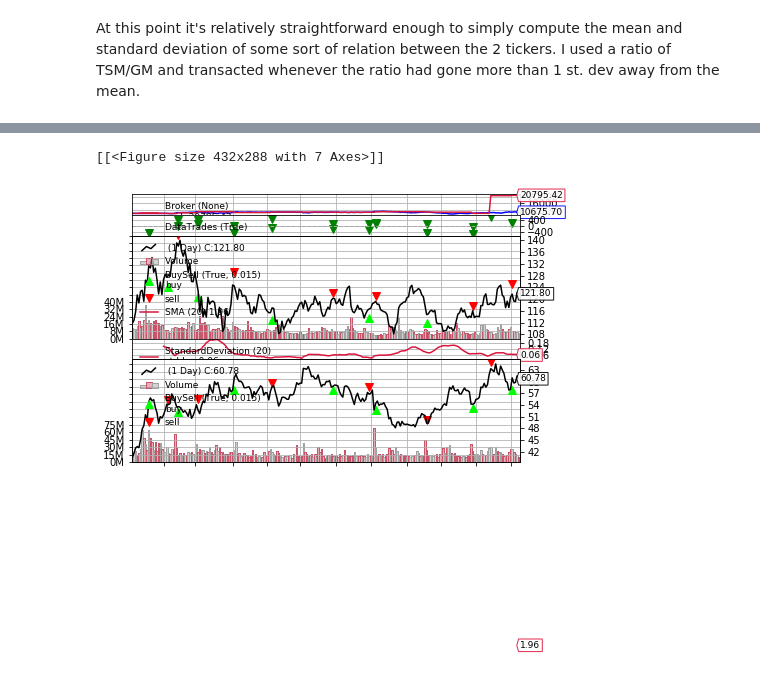
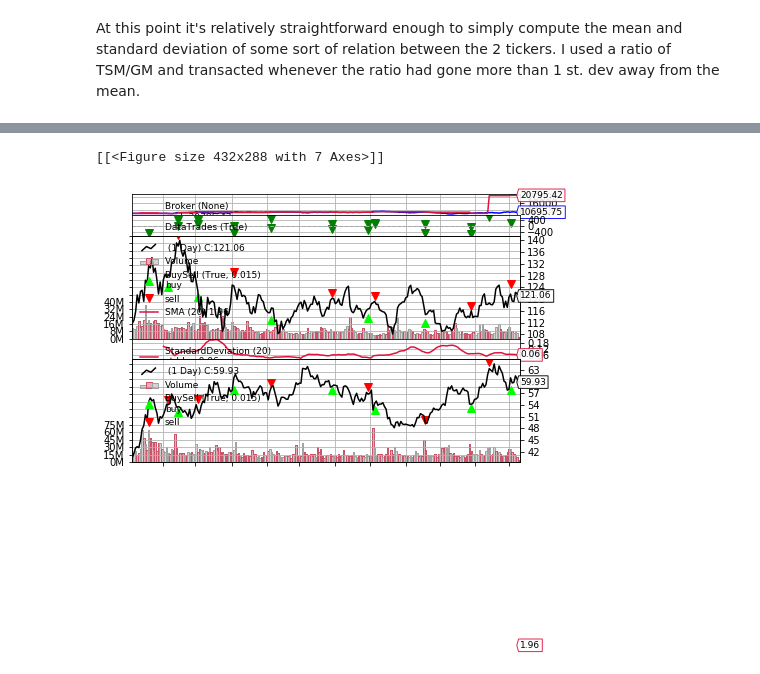
Before and after one commit to Wichaelian/CQFFall2021, a Jupyter notebook: Alpha.ipynb, the cells around one changed output, grey strips where cells are left out. Drawn from its saved outputs; the diff is of its cells as text; code cells hidden in the pictures.

```diff
--- a/Alpha.ipynb
+++ b/Alpha.ipynb
@@ -226,15 +224,6 @@ class TSM_GM(bt.Strategy):
             self.status = 2  # The current status is "long the spread"
 
 
-            # Step 4: Check conditions for No Trade
-            # If the z-score is within the two bounds, close all
-
-        elif (self.z_score[0] < 1 and self.z_score[0] > -1):
-            self.log('CLOSE LONG %s, price = %.2f' % ("TSM", self.data0.close[0]))
-            self.close(self.data0)
-            self.log('CLOSE LONG %s, price = %.2f' % ("GM", self.data1.close[0]))
-            self.close(self.data1)
-
 
 
     def stop(self):
@@ -246,7 +235,7 @@ class TSM_GM(bt.Strategy):
 
 
 cerebro = bt.Cerebro()
-cerebro.addstrategy(TXN_NXPI)
+cerebro.addstrategy(TSM_GM)
 cerebro.broker.setcash(10000.0)
 cerebro.broker.setcommission(commission=0.002)
 
@@ -278,5 +267,5 @@ Ending   Value - 10675.70
 ==================================================
 [interactive output not drawn]
 [interactive output not drawn]
 [[<Figure size 432x288 with 7 Axes>]]
-[figure, old version]
+[figure, new version]
```
Also changed, not shown: parts of 8 cells of this notebook.
